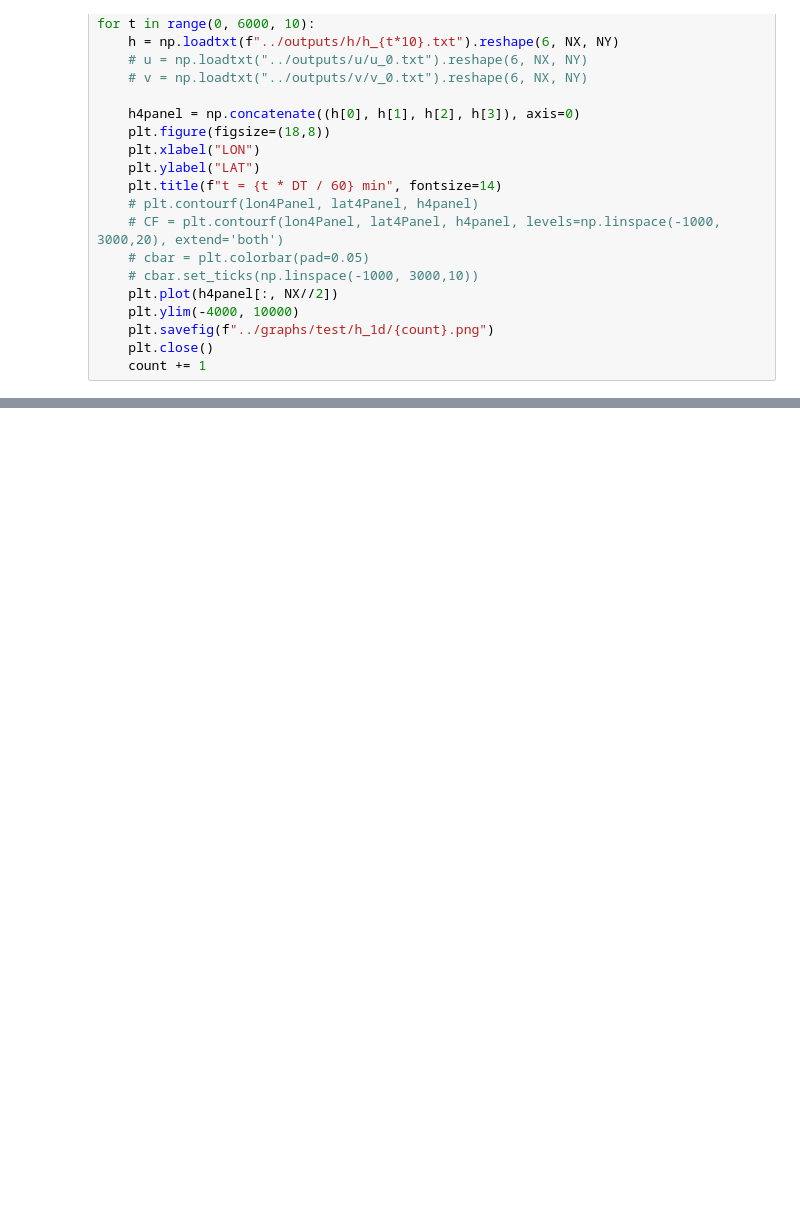
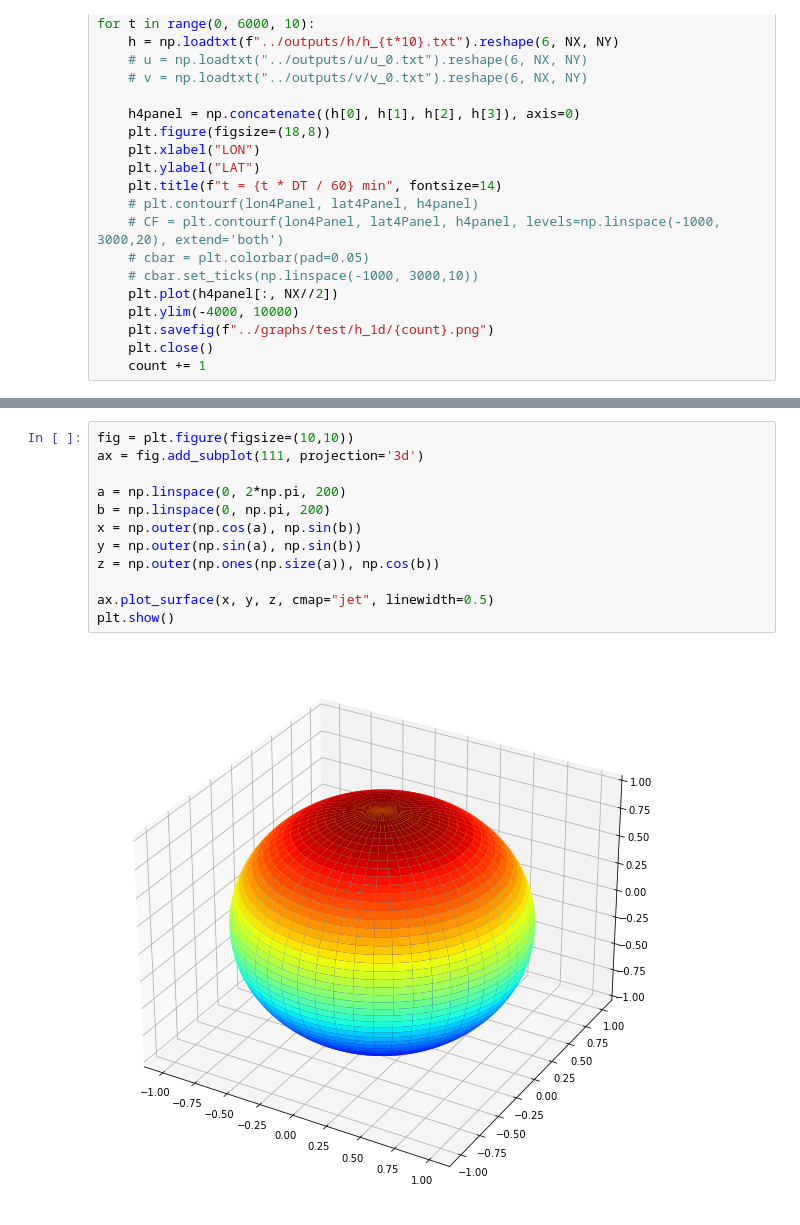
Before and after one commit to Aaron-Hsieh-0129/CSWM, a Jupyter notebook: src/plot.ipynb, the cells around one changed output, grey strips where cells are left out. Cells and saved outputs as stored; diff of their text form; blank space fills up the shorter version.

```diff
--- a/src/plot.ipynb
+++ b/src/plot.ipynb
@@ -93,0 +132,14 @@ for t in range(0, 6000, 10):
+# %%
+fig = plt.figure(figsize=(10,10))
+ax = fig.add_subplot(111, projection='3d')
+
+a = np.linspace(0, 2*np.pi, 200)
+b = np.linspace(0, np.pi, 200)
+x = np.outer(np.cos(a), np.sin(b))
+y = np.outer(np.sin(a), np.sin(b))
+z = np.outer(np.ones(np.size(a)), np.cos(b))
+
+ax.plot_surface(x, y, z, cmap="jet", linewidth=0.5)
+plt.show()
+# %% [output]
+[figure, added]
```
Also changed, not shown: parts of 6 cells of this notebook, 9 other files.
